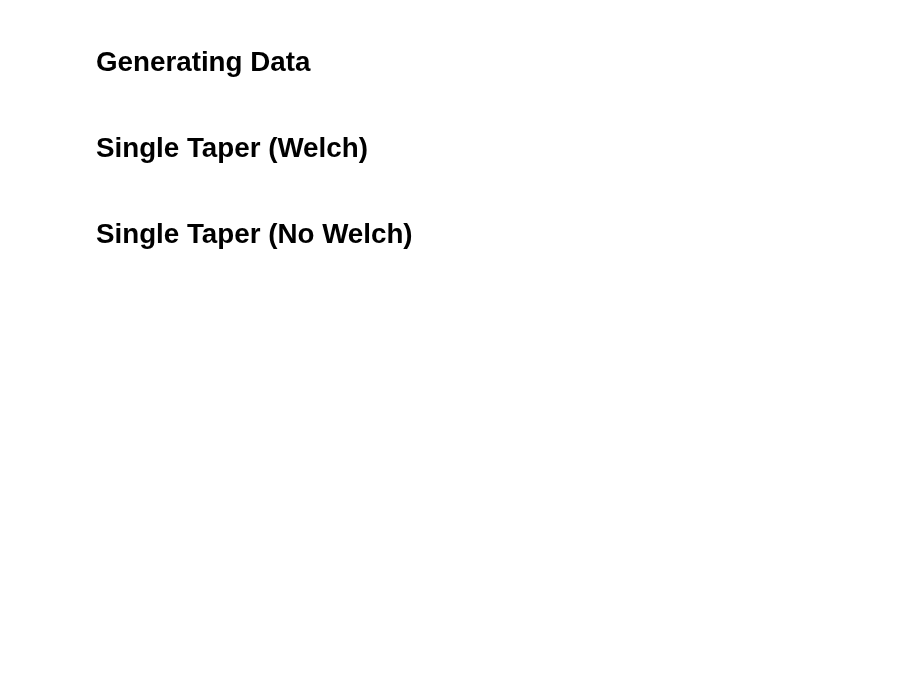
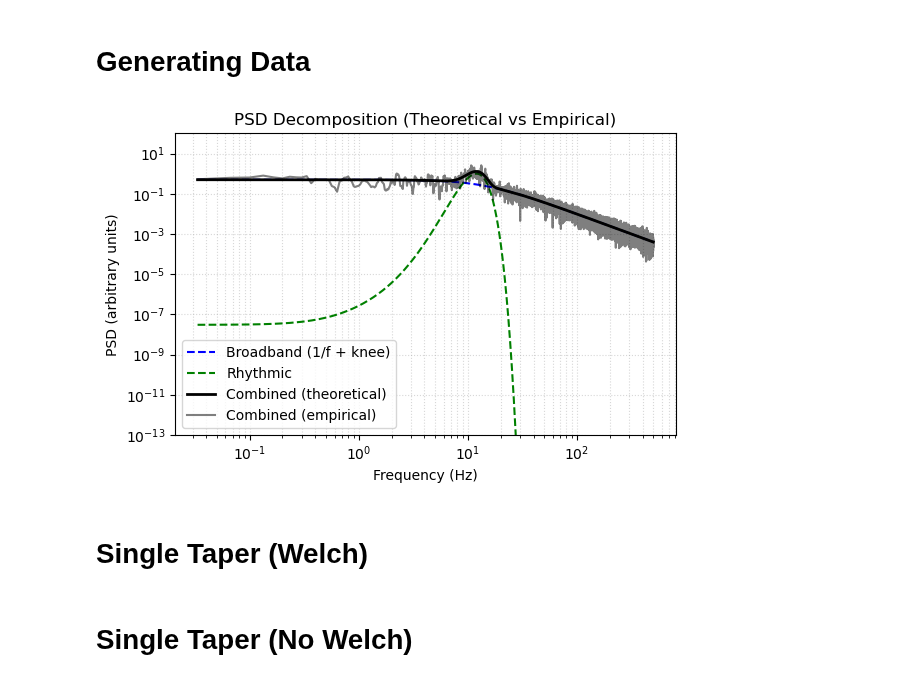
Before and after one commit to anika-kum/spectral-analysis-comparison, a Jupyter notebook: final_taper_comparison.ipynb, the cells around one changed output. Cells and saved outputs as stored; diff of their text form; code cells hidden in the pictures; blank space fills up the shorter version.

```diff
--- a/final_taper_comparison.ipynb
+++ b/final_taper_comparison.ipynb
@@ -17,21 +17,23 @@ import seaborn as sns
 # %%
 def generate_data(random_state = 42):
     data = spectrum(
         sampling_rate=1000,
         duration=30,
         aperiodic_exponent=2.0,
         aperiodic_offset=2.0,
         knee=200,
         peaks=[{'freq':12, 'amplitude': 1.0, 'sigma': 2.0}],
         average_firing_rate=0.0,
         random_state=random_state,
-        direct_estimate=True
+        direct_estimate=True,
     )
     return data
 
 data = generate_data()
 data_td = data.time_domain.combined_signal
 data_fd = data.frequency_domain
+# %% [output]
+[figure, added]
 # %% [markdown]
 # Single Taper (Welch)
 # %%
```
Also changed, not shown: parts of 3 cells of this notebook, 3 other files.
